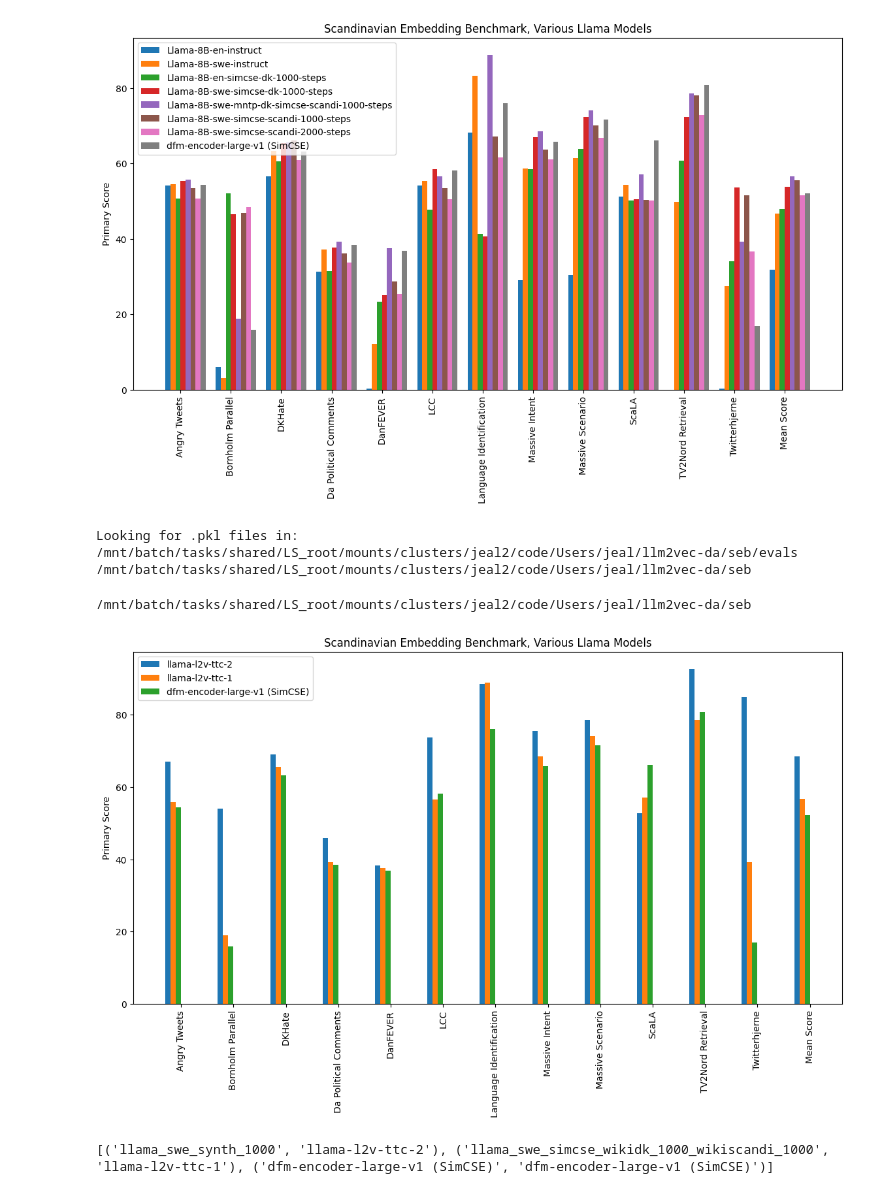
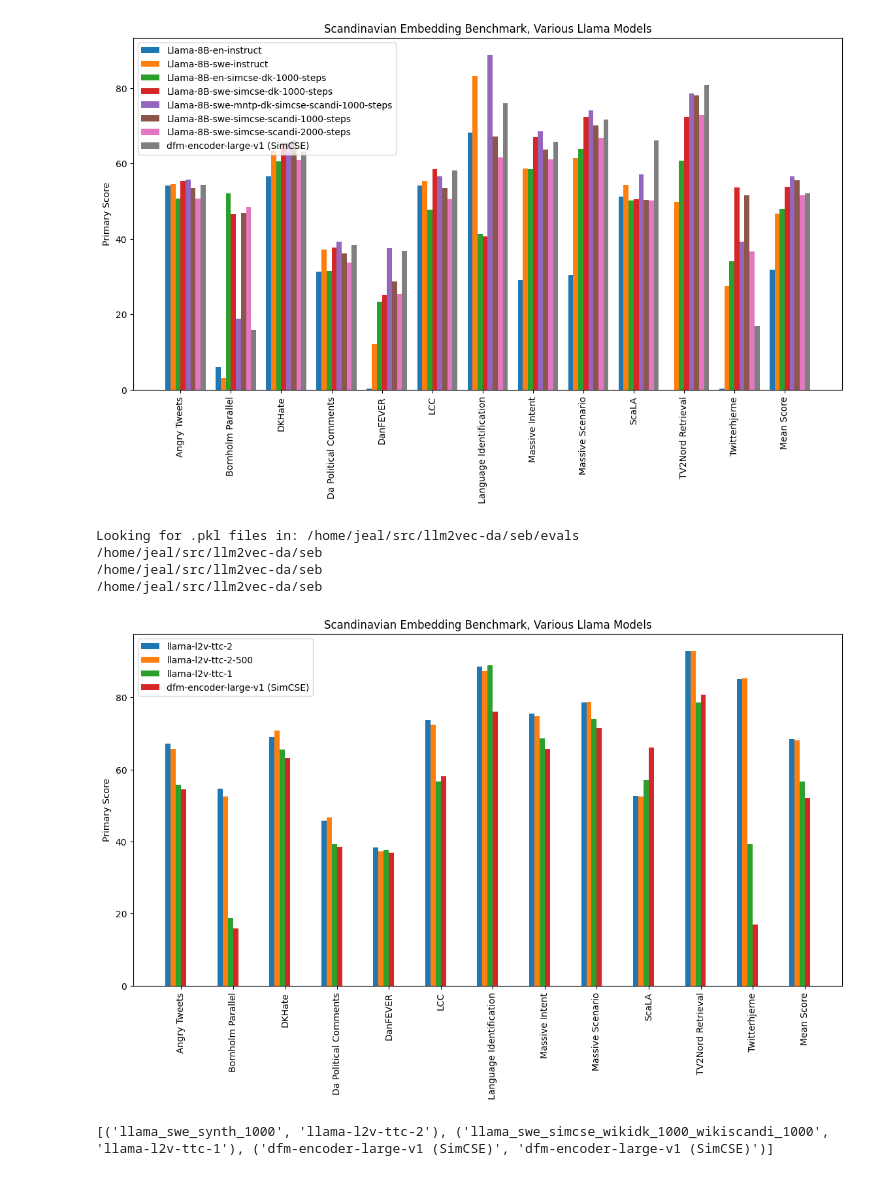
Before and after one commit to jalkestrup/llm2vec-da, a Jupyter notebook: seb/llm2vec_train_results.ipynb, the cells around one changed output. Cells and saved outputs as stored; diff of their text form; code cells hidden in the pictures.

```diff
--- a/seb/llm2vec_train_results.ipynb
+++ b/seb/llm2vec_train_results.ipynb
@@ -2671,6 +2671,7 @@ plt.show()
 import pickle
 import numpy as np
 import matplotlib.pyplot as plt
+import os
 
 # figure out where our code/data live
 try:
@@ -2685,11 +2686,9 @@ base_path = os.path.join(script_dir, 'evals')
 print("Looking for .pkl files in:", base_path)
 
 files_and_labels = {
-    'llama_swe_synth_1000': os.path.join(
-        base_path,
-        'SEB_eval_llama-8b-swe-l2v-mntp-2-synth-1000-steps.pkl'
-    ),
-    'llama_swe_synth_500': f'{base_path}'/SEB_eval_TTC-L2V-supervised-2-(500 steps)
+    #'llama_swe_synth_1000': os.path.join(base_path,'SEB_eval_llama-8b-swe-l2v-mntp-2-synth-1000-steps.pkl'),
+    'llama_swe_synth_1000': f'{base_path}/SEB_eval_TTC-L2V-supervised-2.pkl',
+    'llama_swe_synth_500': f'{base_path}/SEB_eval_TTC-L2V-supervised-2-(500 steps).pkl',
     'llama_swe_simcse_wikidk_1000_wikiscandi_1000': f'{base_path}/SEB_eval_llama-8b-swe-llm2vec-simcse-dk-wiki-scandi-1000-steps.pkl'
 }
 # Load and calculate scores
@@ -2698,7 +2697,7 @@ for label, filepath in files_and_labels.items():
     print(os.getcwd())
     with open(filepath, 'rb') as f:
         results = pickle.load(f)
-    if label == 'llama_en_simcse_wikidk_1000': #Ups did the benchmark on all SEB only first 12 is DK
+    if label == 'llama_swe_synth_1000': # did the benchmark on all SEB only first 12 is DK
         scores = [res.get_main_score() for res in results[0][:12]]
     else:
         scores = [res.get_main_score() for res in results[0]]
@@ -2738,37 +2737,39 @@ for key in main_scores:
 
 #Manually add the below to the list
 dfm_simcse = {'dfm-encoder-large-v1 (SimCSE)': [54.4, 15.9, 63.2, 38.5, 36.9, 58.1, 76.0, 65.8, 71.6, 66.1, 80.8, 17.0, 52.2]}
 for key in dfm_simcse:
     main_scores[key] = dfm_simcse[key]
 
 
 # Plotting
 fig, ax = plt.subplots(figsize=(14, 7))
 bar_width = 0.1
 index = np.arange(len(task_names))
 
 # Define the order and labeling of the plot bars
 order_and_labels = [
     ('llama_swe_synth_1000', 'llama-l2v-ttc-2'),
+    ('llama_swe_synth_500', 'llama-l2v-ttc-2-500'),
     ('llama_swe_simcse_wikidk_1000_wikiscandi_1000', 'llama-l2v-ttc-1'),
     ('dfm-encoder-large-v1 (SimCSE)', 'dfm-encoder-large-v1 (SimCSE)')
 ]
 
 
 for i, (key, label) in enumerate(order_and_labels):
     ax.bar(index + i * bar_width, main_scores[key], bar_width, label=label)
 
 ax.set_xticks(index + 2.5 * bar_width)  # Center labels
 ax.set_xticklabels(task_names, rotation=90)
 ax.set_ylabel('Primary Score')
 ax.set_title('Scandinavian Embedding Benchmark, Various Llama Models')
 ax.legend()
 plt.show()
 # %% [output]
-Looking for .pkl files in: /mnt/batch/tasks/shared/LS_root/mounts/clusters/jeal2/code/Users/jeal/llm2vec-da/seb/evals
-/mnt/batch/tasks/shared/LS_root/mounts/clusters/jeal2/code/Users/jeal/llm2vec-da/seb
+Looking for .pkl files in: /home/jeal/src/llm2vec-da/seb/evals
+/home/jeal/src/llm2vec-da/seb
+/home/jeal/src/llm2vec-da/seb
+/home/jeal/src/llm2vec-da/seb
-/mnt/batch/tasks/shared/LS_root/mounts/clusters/jeal2/code/Users/jeal/llm2vec-da/seb
-[figure, old version]
+[figure, new version]
 # %%
 print(order_and_labels)
 main_scores['llama_swe_synth_1000']
```
Also changed, not shown: 3 other files.
